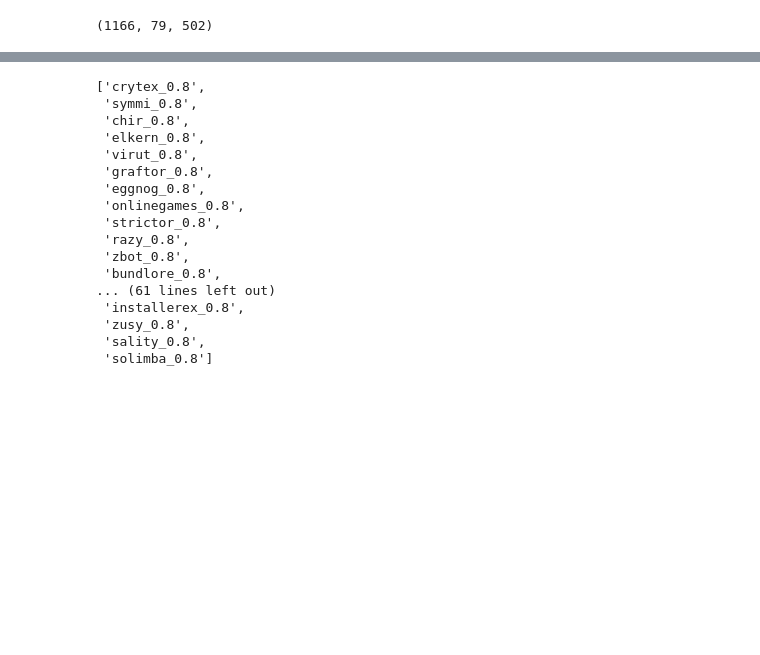
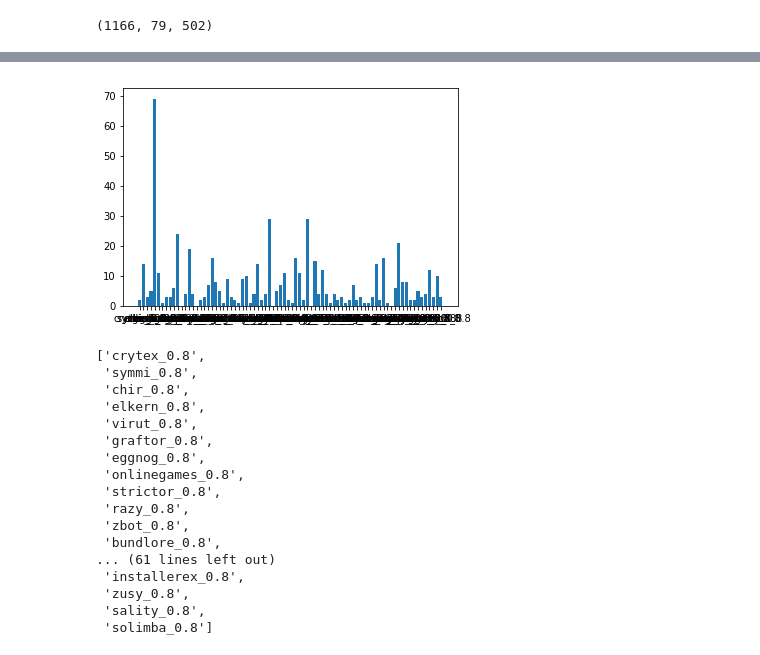
Before and after one commit to tychen5/NTU_ANTS-lab, a Jupyter notebook: malwareTagging/seq2seq_keras-Param-TestData.ipynb, the cells around one changed output, grey strips where cells are left out. Drawn from its saved outputs; the diff is of its cells as text; code cells hidden in the pictures; blank space fills up the shorter version.

```diff
--- a/malwareTagging/seq2seq_keras-Param-TestData.ipynb
+++ b/malwareTagging/seq2seq_keras-Param-TestData.ipynb
@@ -247,3 +261,14 @@ len(trees) , len(families) , max_size
+# %%
+data = test_fam
+names = list(data.keys())
+values = list(data.values())
+
+#tick_label does the some work as plt.xticks()
+plt.bar(range(len(data)),values,tick_label=names)
+plt.savefig('output/test_fam_'+str(tree_min)+'.png')
+plt.show()
+# %% [output]
+[figure, added]
 # %%
 families
 # %% [output]
```
Also changed, not shown: parts of 10 cells of this notebook, 2 other files.
